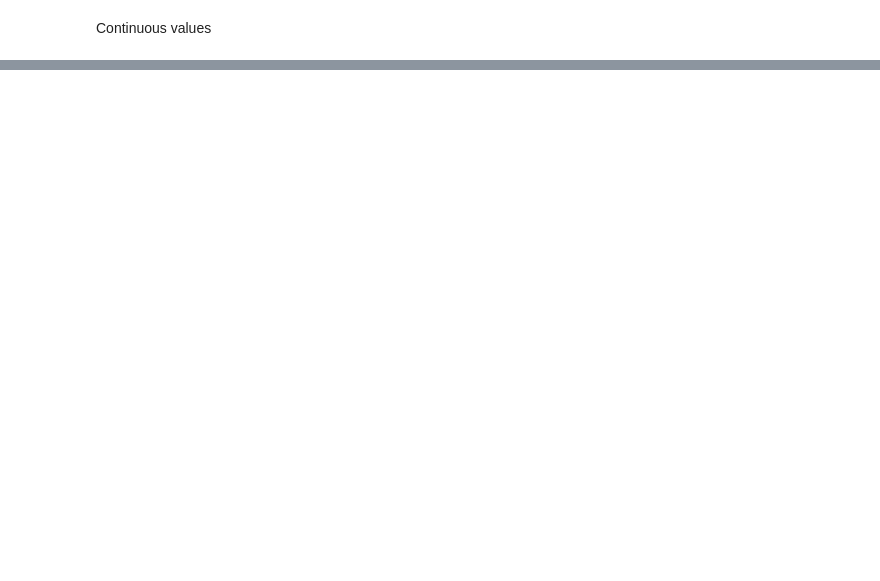
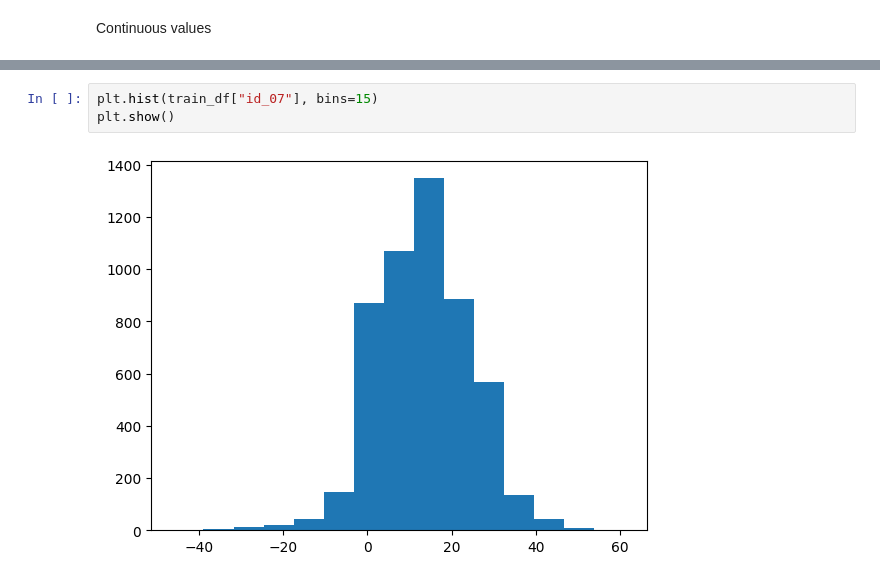
Before and after one commit to miklrz/ieee-cis-fraud-detection, a Jupyter notebook: notebooks/01_eda.ipynb, the cells around one changed output, grey strips where cells are left out. Drawn from its saved outputs; the diff is of its cells as text; blank space fills up the shorter version.

```diff
--- a/notebooks/01_eda.ipynb
+++ b/notebooks/01_eda.ipynb
@@ -158,0 +234,5 @@ for i in range(3):
+# %%
+plt.hist(train_df["id_07"], bins=15)
+plt.show()
+# %% [output]
+[figure, added]
```
Also changed, not shown: parts of 19 cells of this notebook.
